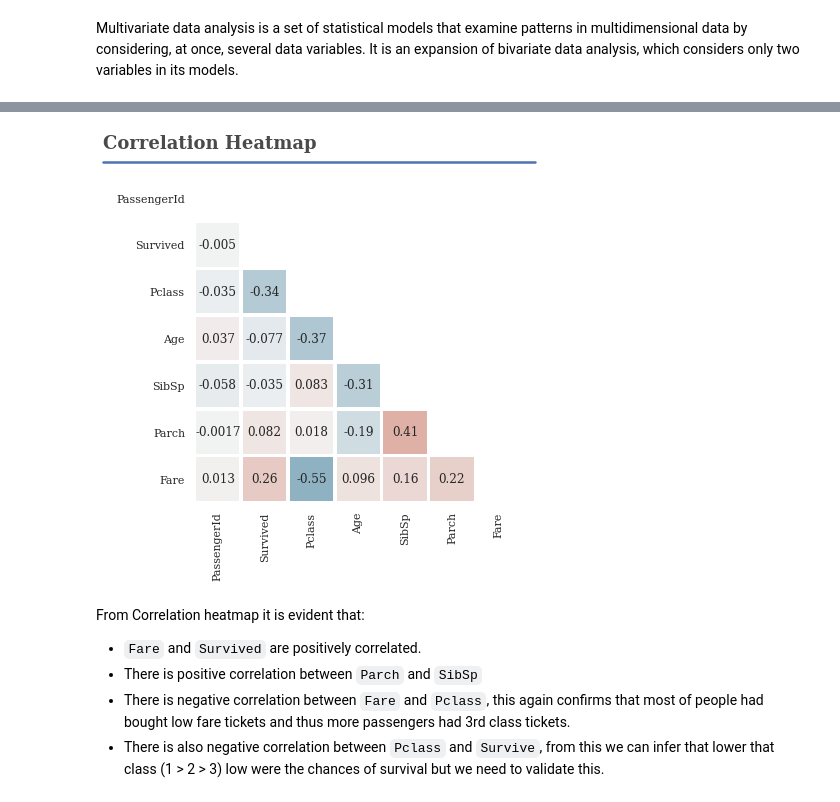
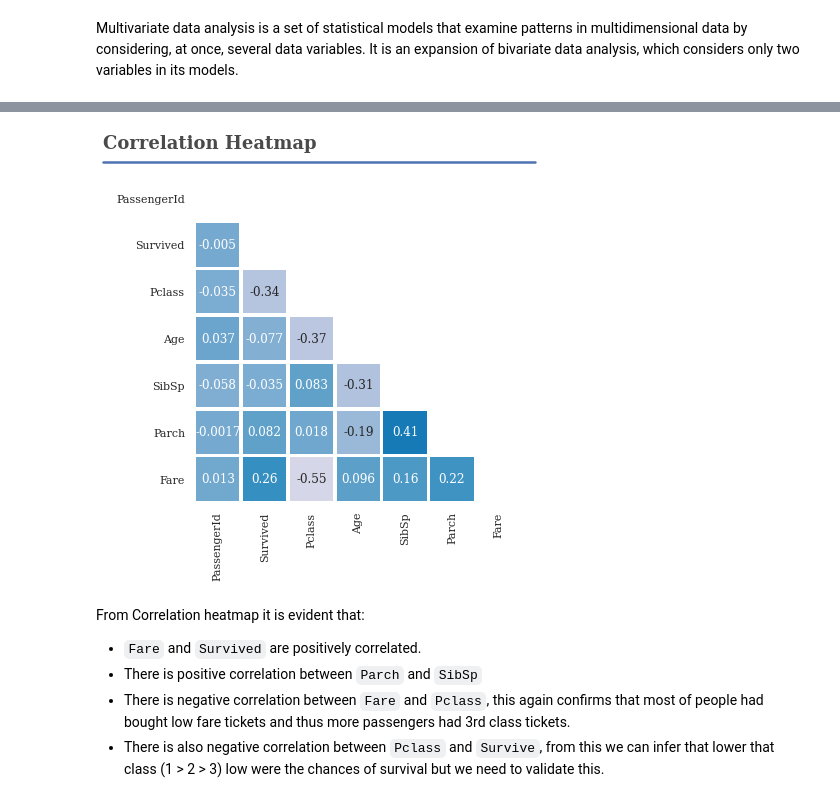
Before and after one commit to progrkaushl/Data-Science-Projects, a Jupyter notebook: Titanic Disaster/titanic.ipynb, the cells around one changed output, grey strips where cells are left out. Saved outputs shown, nothing was run; the diff lists cells and outputs as text; code cells hidden in the pictures.

```diff
--- a/Titanic Disaster/titanic.ipynb
+++ b/Titanic Disaster/titanic.ipynb
@@ -99,5 +100,0 @@ rcParams['axes.labelsize'] = 10
-# %%
-custom_colors = ["#ffa69e","#aed9e0","#b8f2e6","#5e6472","#faf3dd"]
-customPalette = sns.set_palette(sns.color_palette(custom_colors))
-sns.palplot(sns.color_palette(custom_colors),size=1)
-plt.tick_params(axis='both', labelsize=0, length = 0)
@@ -105,0 +101,7 @@ plt.tick_params(axis='both', labelsize=0, length = 0)
+# %%
+# set color mapping to sequential color palette
+cmap = 'PuBu'
+# %%
+# set color palette to discrete color palette
+customPalette = sns.color_palette('Pastel1')
+sns.set_palette(sns.color_palette(customPalette))
@@ -373,3 +363,7 @@ relation with other data in the dataset so we will keep these outliers.
 ### Multivariate Analysis
 # %% [markdown]
 Multivariate data analysis is a set of statistical models that examine patterns in multidimensional data by considering, at once, several data variables. It is an expansion of bivariate data analysis, which considers only two variables in its models.
+# %%
+# create correlation matrix
+corr = df_eda.corr()
+corr.style.background_gradient(cmap=cmap)
@@ -376,42 +379,39 @@ Multivariate data analysis is a set of statistical models that examine patterns
 # %%
-# create correlation matrix
-corr = train_data.corr()
-
 # create figure
 fig, ax = plt.subplots(nrows=1, ncols=1, figsize=(6, 6))
 
 # define mask to hide the upper triangle of the heatmap
 mask = np.zeros_like(corr, dtype=np.bool)
 mask[np.triu_indices_from(mask)] = True
 
-# define cmap for color mapping
-cmap = sns.diverging_palette(230, 20, as_cmap=True)
+# # define cmap for color mapping
+# cmap = sns.diverging_palette(230, 20, as_cmap=True)
 
 # rotate x axis ticks to 90 deg and y axis to 0 degree, set font size to 11 px
 ax.set_xticklabels(ax.get_xticklabels(), rotation=90, fontsize=11)
 ax.set_yticklabels(ax.get_xticklabels(), rotation = 0, fontsize=11)
 
 # create heatmap plot
 g = sns.heatmap(corr,
                 mask=mask,
                 vmin=-1, vmax=1,
                 linewidth=2.5,
                 annot=True,
                 cmap=cmap,
                 cbar=False,
                 ax=ax)
 
 # add horizontal line
 line = lines.Line2D([0, 1], [1, 1], transform=fig.transFigure, zorder=1000, figure=fig)
 fig.lines.extend([line])
 
 # add figure text as title
 fig.text(0, 1.03, 'Correlation Heatmap', fontdict=fig_title_prop)
 
 plt.tight_layout()
 plt.show()
 # %% [output]
-[figure, old version]
+[figure, new version]
 # %% [markdown]
 From Correlation heatmap it is evident that:
 - `Fare` and `Survived` are positively correlated.
```
Also changed, not shown: parts of 148 cells of this notebook, 1 other file.
